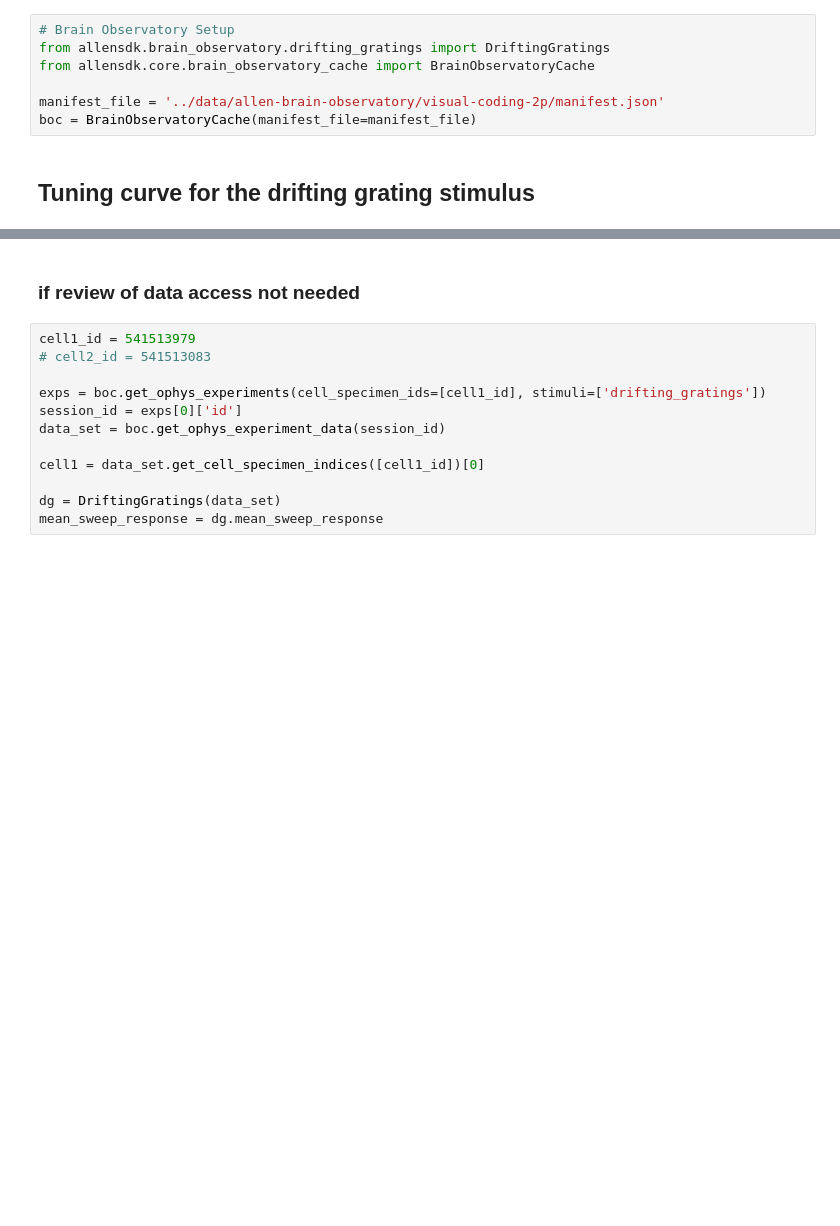
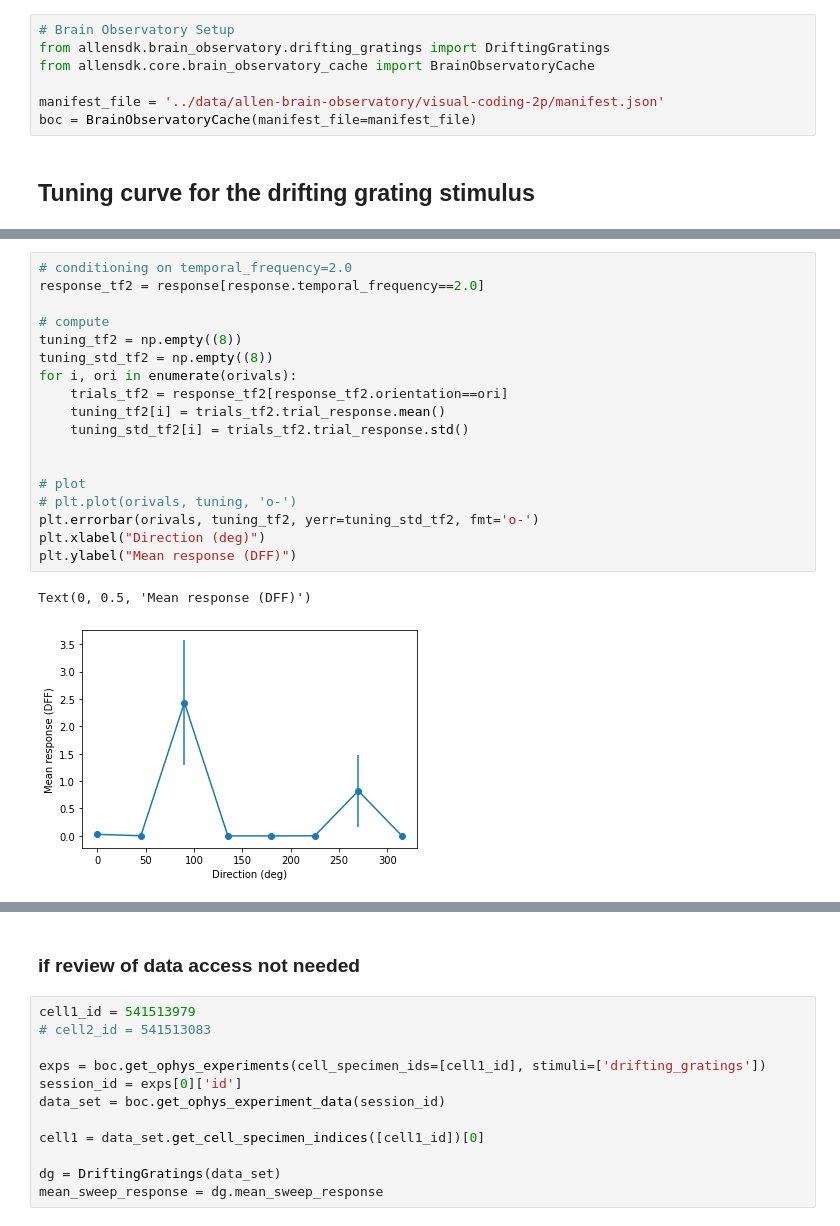
Before and after one commit to AllenSWDB/TReND_2024, a Jupyter notebook: code/Day 2 - neural variability.ipynb, the cells around one changed output, grey strips where cells are left out. Saved outputs shown, nothing was run; the diff lists cells and outputs as text; blank space fills up the shorter version.

```diff
--- a/code/Day 2 - neural variability.ipynb
+++ b/code/Day 2 - neural variability.ipynb
@@ -22,0 +207,21 @@ boc = BrainObservatoryCache(manifest_file=manifest_file)
+# %%
+# conditioning on temporal_frequency=2.0
+response_tf2 = response[response.temporal_frequency==2.0]
+
+# compute
+tuning_tf2 = np.empty((8))
+tuning_std_tf2 = np.empty((8))
+for i, ori in enumerate(orivals):
+    trials_tf2 = response_tf2[response_tf2.orientation==ori]
+    tuning_tf2[i] = trials_tf2.trial_response.mean()
+    tuning_std_tf2[i] = trials_tf2.trial_response.std()
+
+
+# plot
+# plt.plot(orivals, tuning, 'o-')
+plt.errorbar(orivals, tuning_tf2, yerr=tuning_std_tf2, fmt='o-')
+plt.xlabel("Direction (deg)")
+plt.ylabel("Mean response (DFF)")
+# %% [output]
+Text(0, 0.5, 'Mean response (DFF)')
+[figure, added]
```
Also changed, not shown: parts of 73 cells of this notebook.
